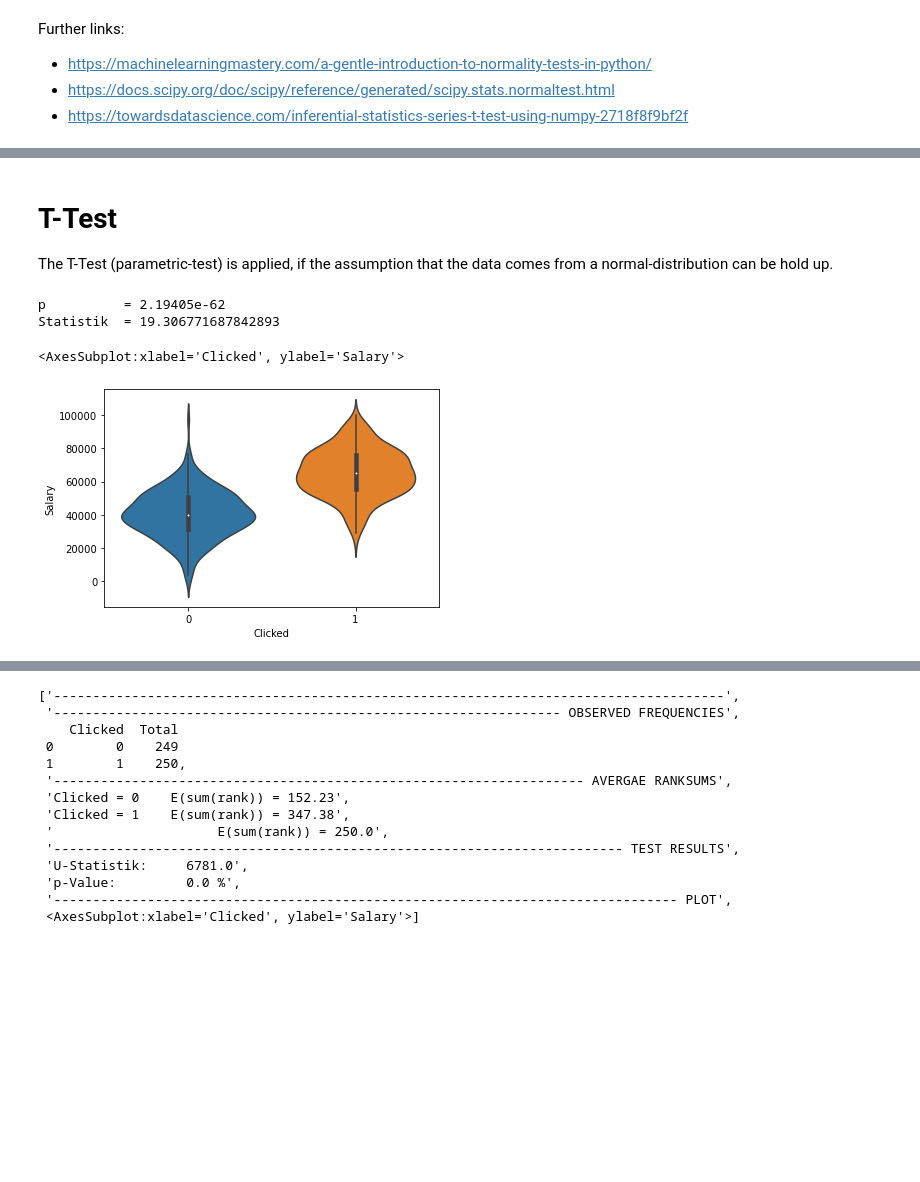
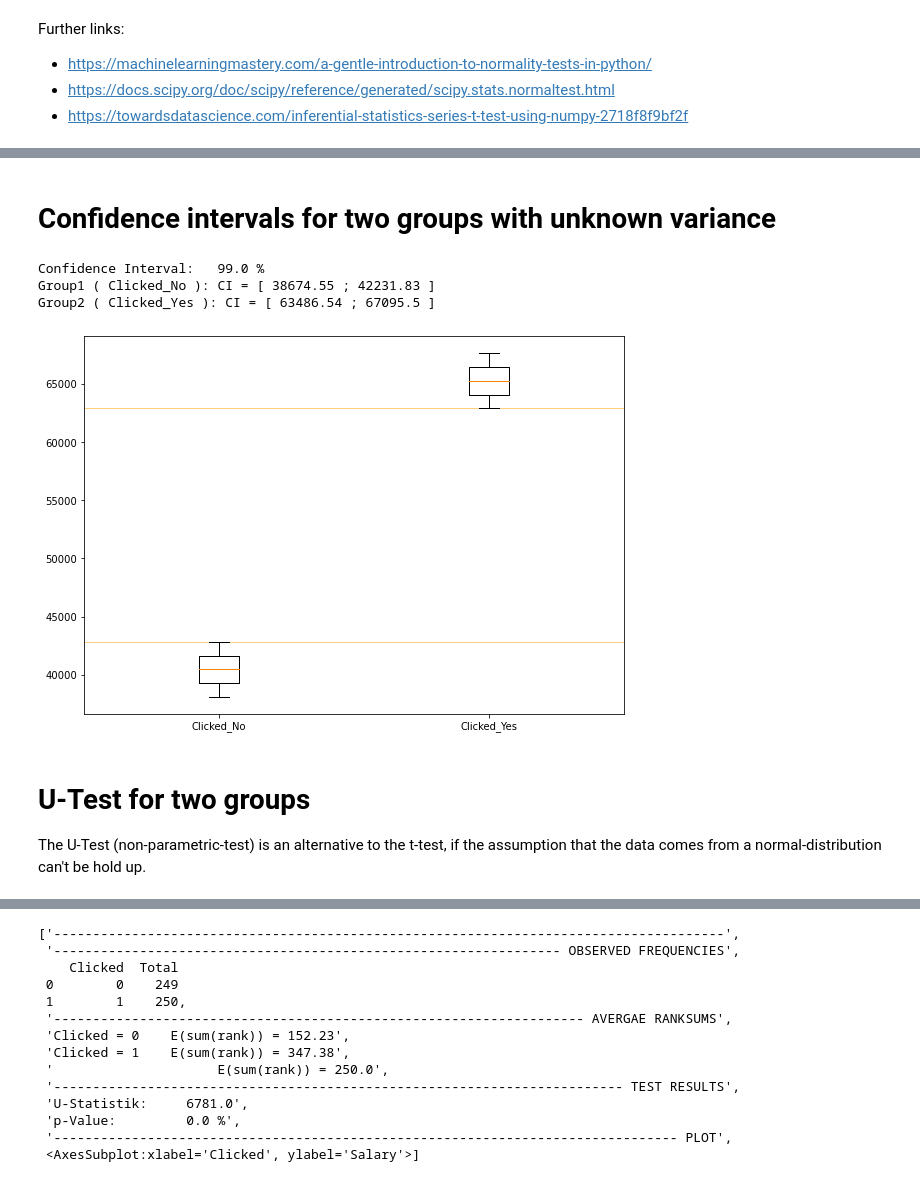
Before and after one commit to Gordi33/Statistical-Analysis, a Jupyter notebook: Bivariate-Analysis.ipynb, the cells around one changed output, grey strips where cells are left out. Saved outputs shown, nothing was run; the diff lists cells and outputs as text; code cells hidden in the pictures; blank space fills up the shorter version.

Commit message:
T-Test+CI

```diff
--- a/Bivariate-Analysis.ipynb
+++ b/Bivariate-Analysis.ipynb
@@ -47,15 +89,17 @@ Further links:
+# %% [markdown]
+# Confidence intervals for two groups with unknown variance
+# %%
+group1 = df[df['Clicked'] == 0]['Salary']
+group2 = df[df['Clicked'] == 1]['Salary']
+group1.name = 'Clicked_No'
+group2.name = 'Clicked_Yes'
+
+myAnalyser.confidence_interval_with_unknown_variance(group1,group2, 0.01)
+# %% [output]
+Confidence Interval:   99.0 %
+Group1 ( Clicked_No ): CI = [ 38674.55 ; 42231.83 ]
+Group2 ( Clicked_Yes ): CI = [ 63486.54 ; 67095.5 ]
+[figure, added]
 # %% [markdown]
-# T-Test
-The T-Test (parametric-test) is applied, if the assumption that the data comes from a normal-distribution can be hold up.
+# U-Test for two groups
+The U-Test (non-parametric-test) is an alternative to the t-test, if the assumption that the data comes from a normal-distribution can't be hold up.
-# %%
-t_stat, p = ttest_ind(df[df['Clicked'] == 1]['Salary'], df[df['Clicked'] == 0]['Salary'])
-print("p          = {:g}".format(p))
-print("Statistik  =", t_stat)
-# %% [output]
-p          = 2.19405e-62
-Statistik  = 19.306771687842893
-# %%
-sns.violinplot(x='Clicked', y='Salary', data=df)
-# %% [output]
-<AxesSubplot:xlabel='Clicked', ylabel='Salary'>
-[figure, removed]
```
Also changed, not shown: parts of 12 cells of this notebook, 1 other file.
